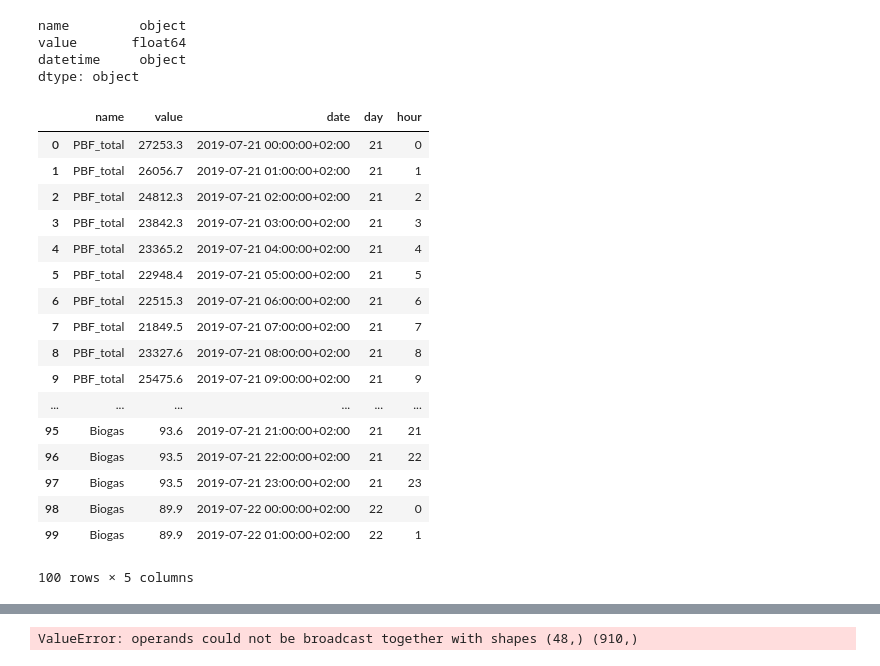
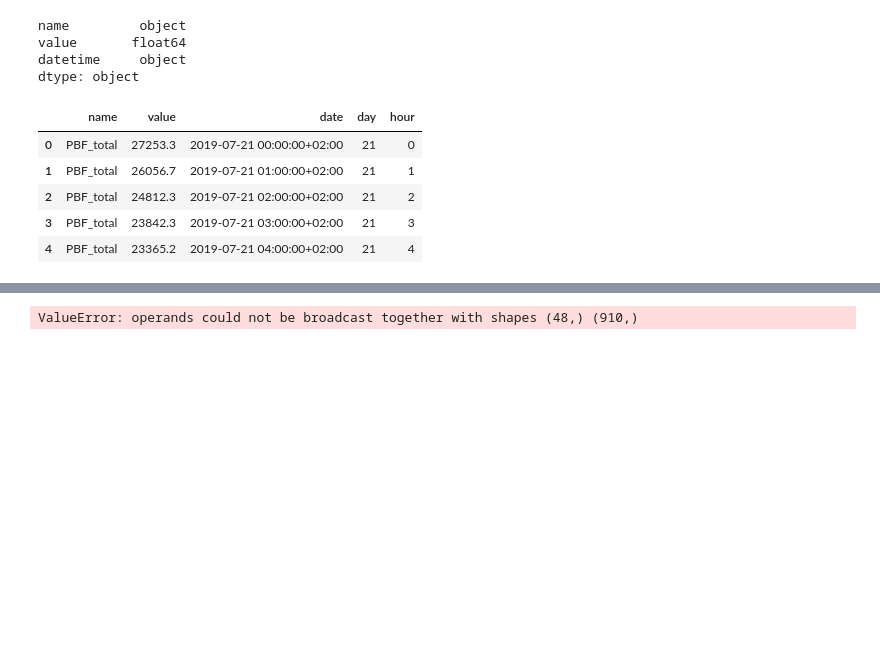
Before and after one commit to ta-data-bcn/Project-Week-5-Your-Own-Project, a Jupyter notebook: your-project/Project_4_Data_Visualization.ipynb, the cells around one changed output, grey strips where cells are left out. Cells and saved outputs as stored; diff of their text form; code cells hidden in the pictures; blank space fills up the shorter version.

```diff
--- a/your-project/Project_4_Data_Visualization.ipynb
+++ b/your-project/Project_4_Data_Visualization.ipynb
@@ -280,26 +280,14 @@ time_series.drop('datetime', axis=1, inplace=True)
 time_series['day'] = time_series['date'].dt.day
 time_series['hour'] = time_series['date'].dt.hour
 # %%
-time_series.head(100)
+time_series.head()
 # %% [output]
 |  | name | value | date | day | hour |
 | 0 | PBF_total | 27253.3 | 2019-07-21 00:00:00+02:00 | 21 | 0 |
 | 1 | PBF_total | 26056.7 | 2019-07-21 01:00:00+02:00 | 21 | 1 |
 | 2 | PBF_total | 24812.3 | 2019-07-21 02:00:00+02:00 | 21 | 2 |
 | 3 | PBF_total | 23842.3 | 2019-07-21 03:00:00+02:00 | 21 | 3 |
 | 4 | PBF_total | 23365.2 | 2019-07-21 04:00:00+02:00 | 21 | 4 |
-| 5 | PBF_total | 22948.4 | 2019-07-21 05:00:00+02:00 | 21 | 5 |
-| 6 | PBF_total | 22515.3 | 2019-07-21 06:00:00+02:00 | 21 | 6 |
-| 7 | PBF_total | 21849.5 | 2019-07-21 07:00:00+02:00 | 21 | 7 |
-| 8 | PBF_total | 23327.6 | 2019-07-21 08:00:00+02:00 | 21 | 8 |
-| 9 | PBF_total | 25475.6 | 2019-07-21 09:00:00+02:00 | 21 | 9 |
-| ... | ... | ... | ... | ... | ... |
-| 95 | Biogas | 93.6 | 2019-07-21 21:00:00+02:00 | 21 | 21 |
-| 96 | Biogas | 93.5 | 2019-07-21 22:00:00+02:00 | 21 | 22 |
-| 97 | Biogas | 93.5 | 2019-07-21 23:00:00+02:00 | 21 | 23 |
-| 98 | Biogas | 89.9 | 2019-07-22 00:00:00+02:00 | 22 | 0 |
-| 99 | Biogas | 89.9 | 2019-07-22 01:00:00+02:00 | 22 | 1 |
-100 rows × 5 columns
 # %%
 plt.figure(figsize=(20,10))
 plt.plot(time_series[time_series['name']=='PBF_total']['value'], linewidth=4, color='tomato')
```
Also changed, not shown: parts of 3 cells of this notebook, 1 other file.
